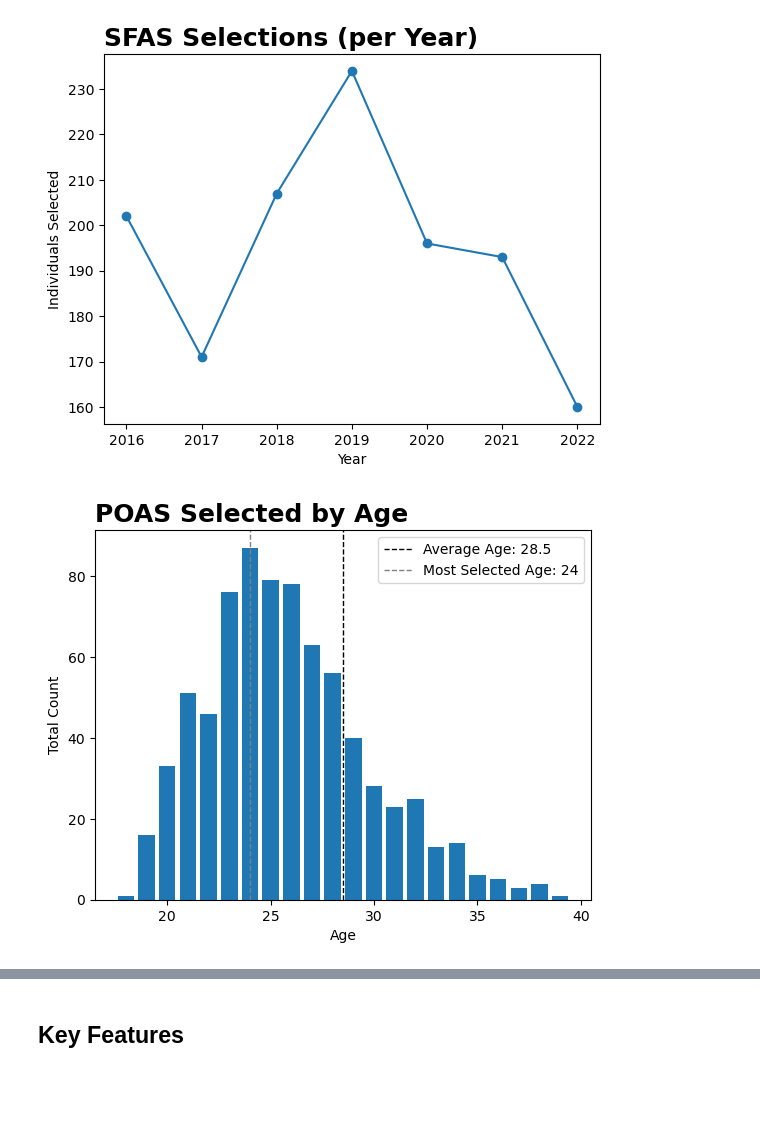
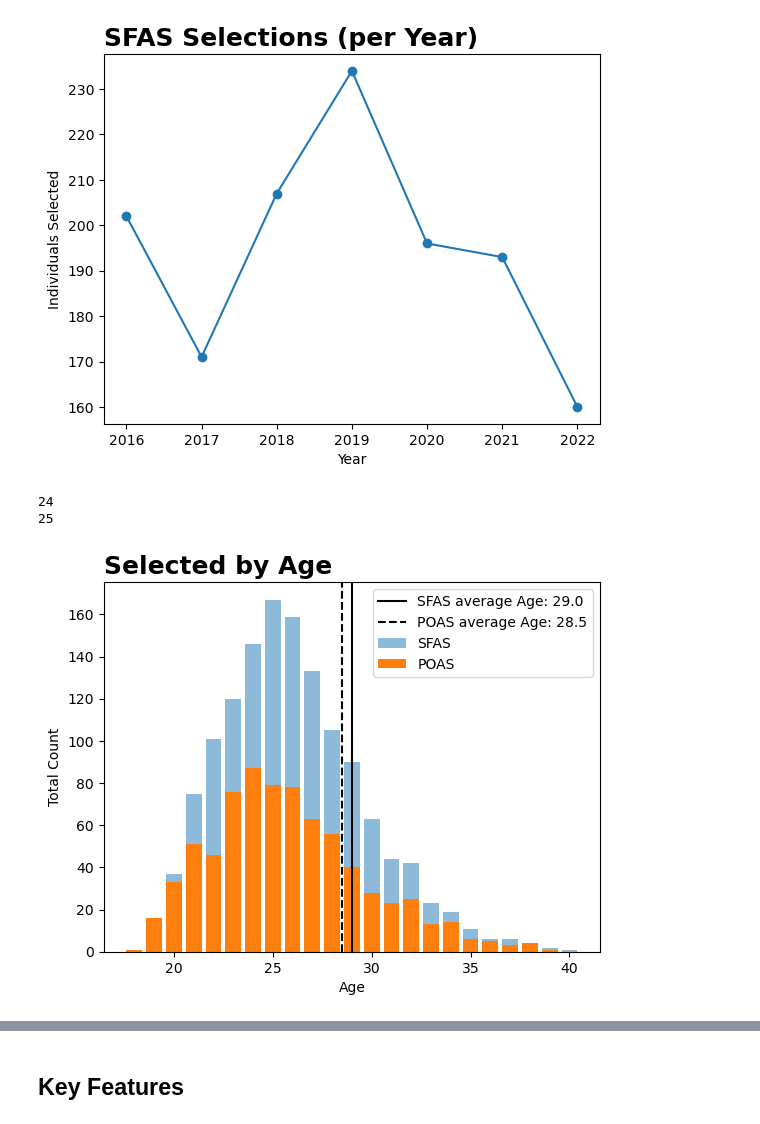
Before and after one commit to JaimeVRodriguez/psyop_selection_analysis, a Jupyter notebook: notebooks/eda.ipynb, the cells around one changed output, grey strips where cells are left out. Drawn from its saved outputs; the diff is of its cells as text; code cells hidden in the pictures; blank space fills up the shorter version.

```diff
--- a/notebooks/eda.ipynb
+++ b/notebooks/eda.ipynb
@@ -109,6 +84,14 @@ plot.annual_line_plot(sfas_selected, 'SFAS Selections (per Year)', 'Year', 'Indi
 # %%
 poas_ages = poas_selected.groupby('AGE').size().reset_index(name='counts')
 sfas_ages = sfas_selected.groupby('AGE').size().reset_index(name='counts')
-plot.age_bar(poas_ages, sfas_ages, 'AGE', 'counts')
+poas_most_age = poas_ages.loc[poas_ages['counts'].idxmax(), 'AGE']
+sfas_most_age = sfas_ages.loc[sfas_ages['counts'].idxmax(), 'AGE']
+
+print(poas_most_age)
+print(sfas_most_age)
+
+plot.age_bar(poas_ages, sfas_ages, 'AGE', 'counts', 'Selected by Age', 'Age', 'Total Count')
 # %% [output]
+24
+25
-[figure, old version]
+[figure, new version]
```
Also changed, not shown: parts of 9 cells of this notebook, 3 other files.
